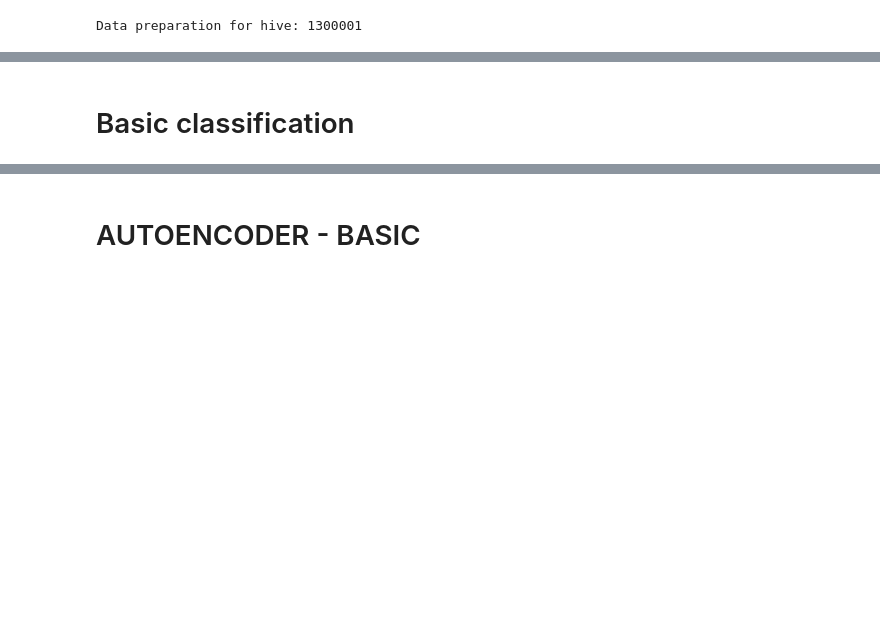
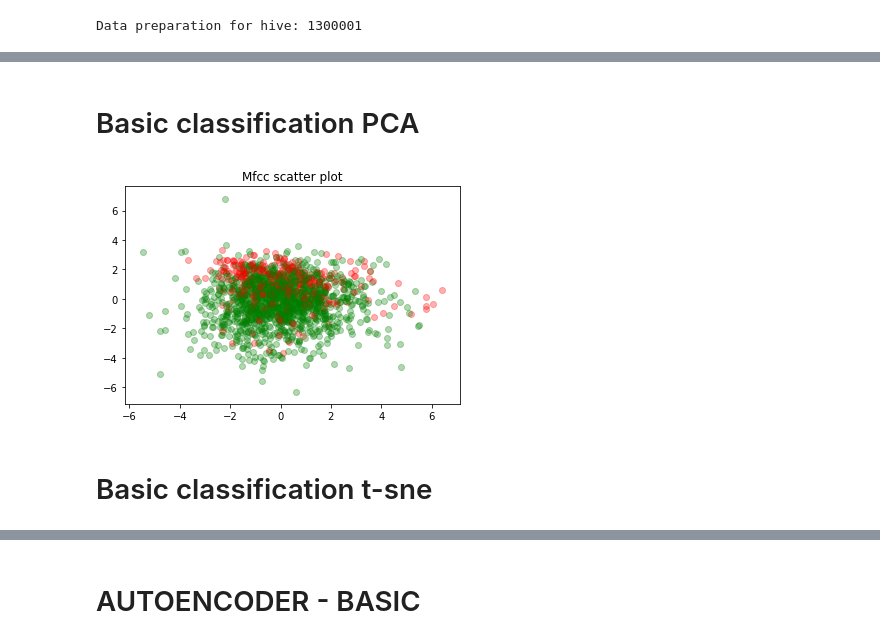
Before and after one commit to tymons/buzz-models, a Jupyter notebook: smartula.ipynb, the cells around one changed output, grey strips where cells are left out. Saved outputs shown, nothing was run; the diff lists cells and outputs as text; code cells hidden in the pictures; blank space fills up the shorter version.

Commit message:
Added visualization.

```diff
--- a/smartula.ipynb
+++ b/smartula.ipynb
@@ -99,3 +103,3 @@ else:
 # %% [markdown]
-# Basic classification
+# Basic classification PCA
 # %%
@@ -114,0 +108,11 @@ pc_data_labeled = list(zip(pc_data, mfccs_avg_labels))
+# %%
+import matplotlib.pyplot as plt
+%matplotlib inline
+
+standarized_mfcc_avg = StandardScaler().fit_transform([mfcc[0] for mfcc in mfccs_avg_labeled])
+pca = PCA(n_components=2)
+pc_data = pca.fit_transform(standarized_mfcc_avg)
+# %% [output]
+[figure, added]
+# %% [markdown]
+# Basic classification t-sne
```
Also changed, not shown: parts of 9 cells of this notebook.
